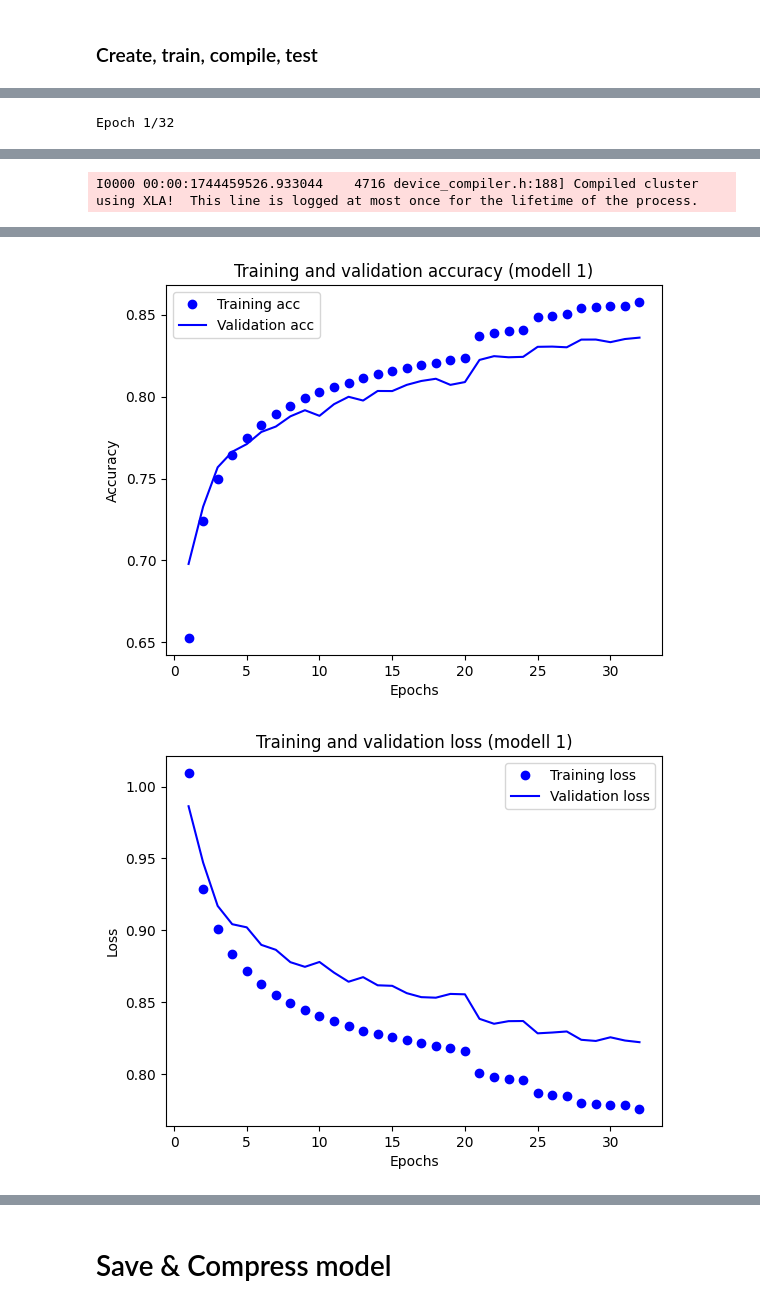
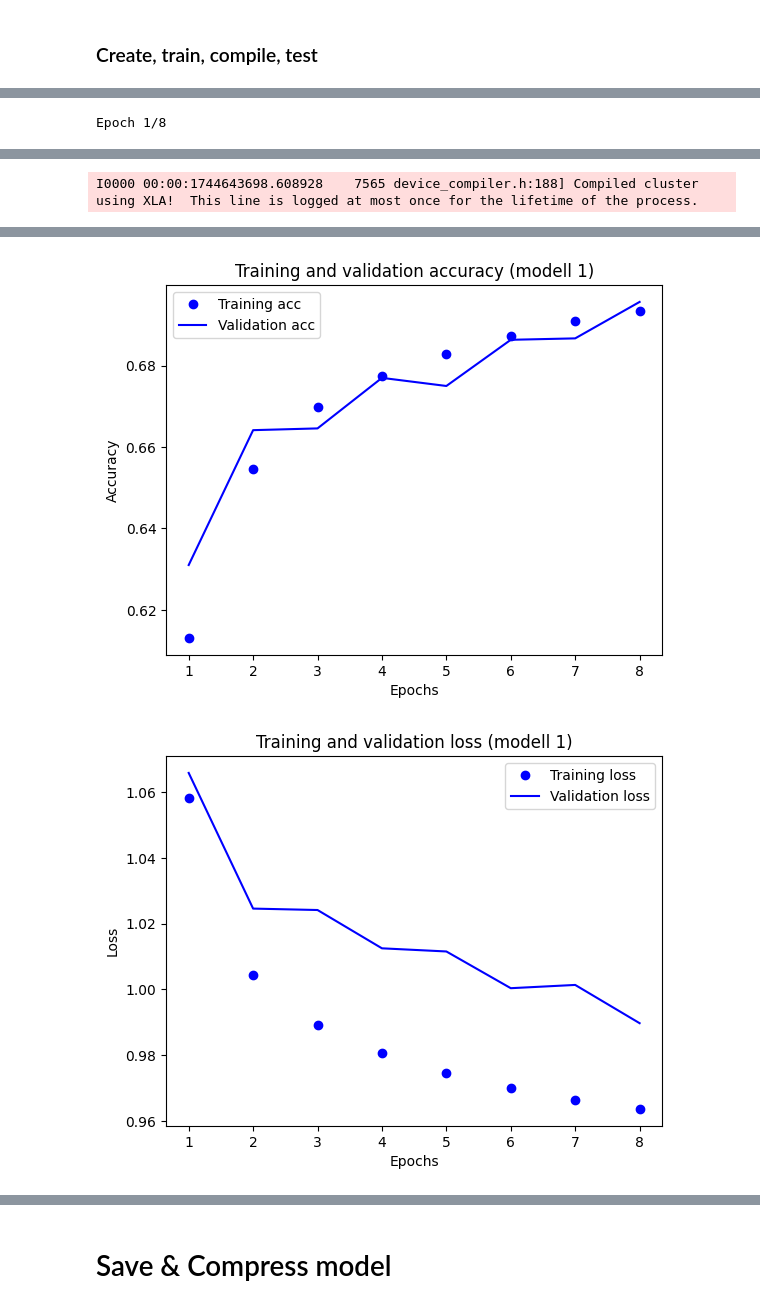
Before and after one commit to williamfridh/Vehicle-Classifying-and-Counting-Convolution-Neural-Networks-Onboard-Cost-Efficient-Microcontrollers, a Jupyter notebook: Model/model_2.ipynb, the cells around one changed output, grey strips where cells are left out. Drawn from its saved outputs; the diff is of its cells as text; code cells hidden in the pictures.

```diff
--- a/Model/model_2.ipynb
+++ b/Model/model_2.ipynb
@@ -300,15 +293,12 @@ model = keras.Sequential([
     BatchNormalization(),
     MaxPooling2D(),
     # 8 4
-    Conv2D(filters=64, kernel_size=3, activation="relu", padding='same'),
-    BatchNormalization(),
-    Conv2D(filters=64, kernel_size=3, activation="relu", padding='same'),
+    Conv2D(filters=32, kernel_size=3, activation="relu", padding='same'),
     BatchNormalization(),
     MaxPooling2D(),
     #4 2
     Conv2D(filters=64, kernel_size=3, activation="relu", padding='same'),
     BatchNormalization(),
-    Conv2D(filters=64, kernel_size=3, activation="relu", padding='same'),
     MaxPooling2D(),
 
     # Feature Pooling (Combining Max & Average Pooling)
@@ -351,3 +341,3 @@ Model: "sequential"
 # %%
-fitModel(model, x_train, y_train, x_val, y_val, 32, True, dist_class_weight, 1, 256)
+fitModel(model, x_train, y_train, x_val, y_val, 8, True, dist_class_weight, 1, 256)
 # %% [output]
@@ -356,2 +346,2 @@ fitModel(model, x_train, y_train, x_val, y_val, 32, True, dist_class_weight, 1,
-Epoch 1/32
+Epoch 1/8
 WARNING: All log messages before absl::InitializeLog() is called are written to STDERR
@@ -367 +356 @@ I0000 00:00:1744459523.183572    4716 cuda_dnn.cc:529] Loaded cuDNN version 9030
-I0000 00:00:1744459526.933044    4716 device_compiler.h:188] Compiled cluster using XLA!  This line is logged at most once for the lifetime of the process.
+I0000 00:00:1744643698.608928    7565 device_compiler.h:188] Compiled cluster using XLA!  This line is logged at most once for the lifetime of the process.
@@ -397,5 +383,5 @@ Epoch 32/32
-[figure, old version]
+[figure, new version]
-[figure, old version]
+[figure, new version]
 # %%
 # Evaluate the model on the test set.
 test_loss, test_acc = model.evaluate(x_test, y_test, verbose=2)
```
Also changed, not shown: parts of 9 cells of this notebook, 21 other files.
